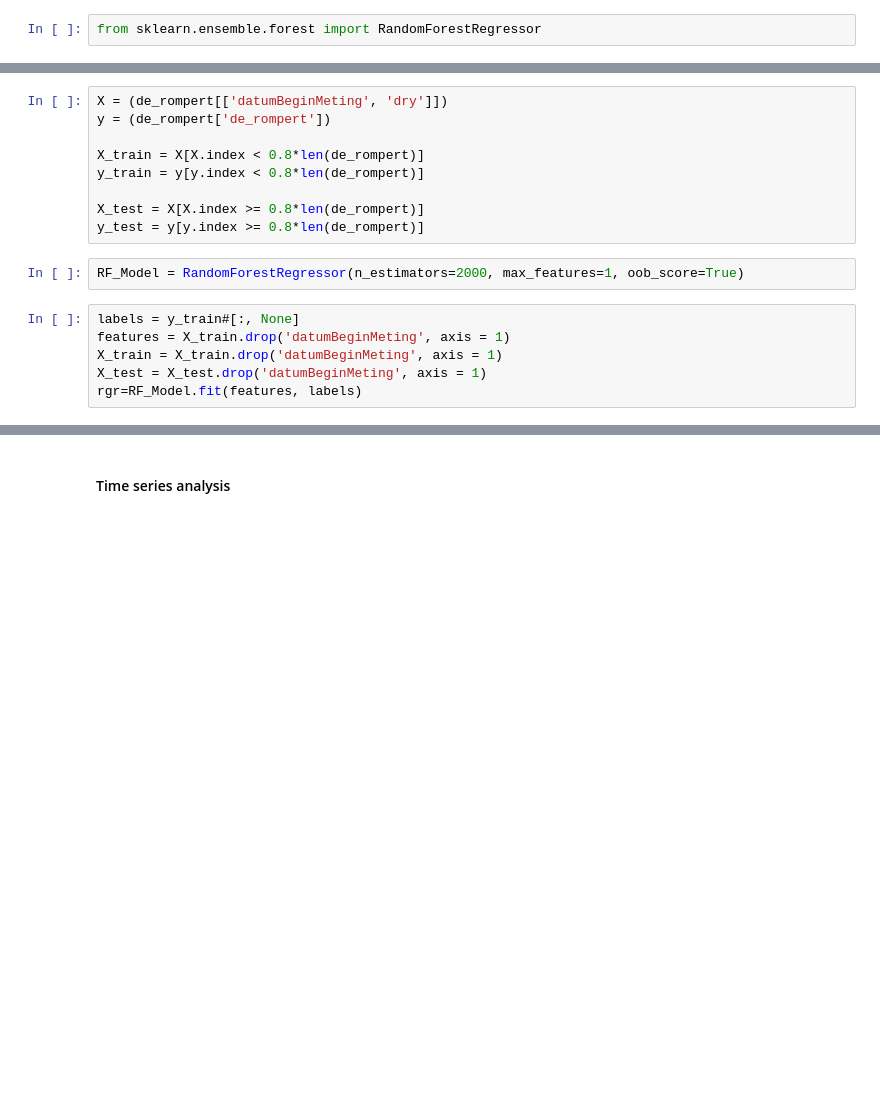
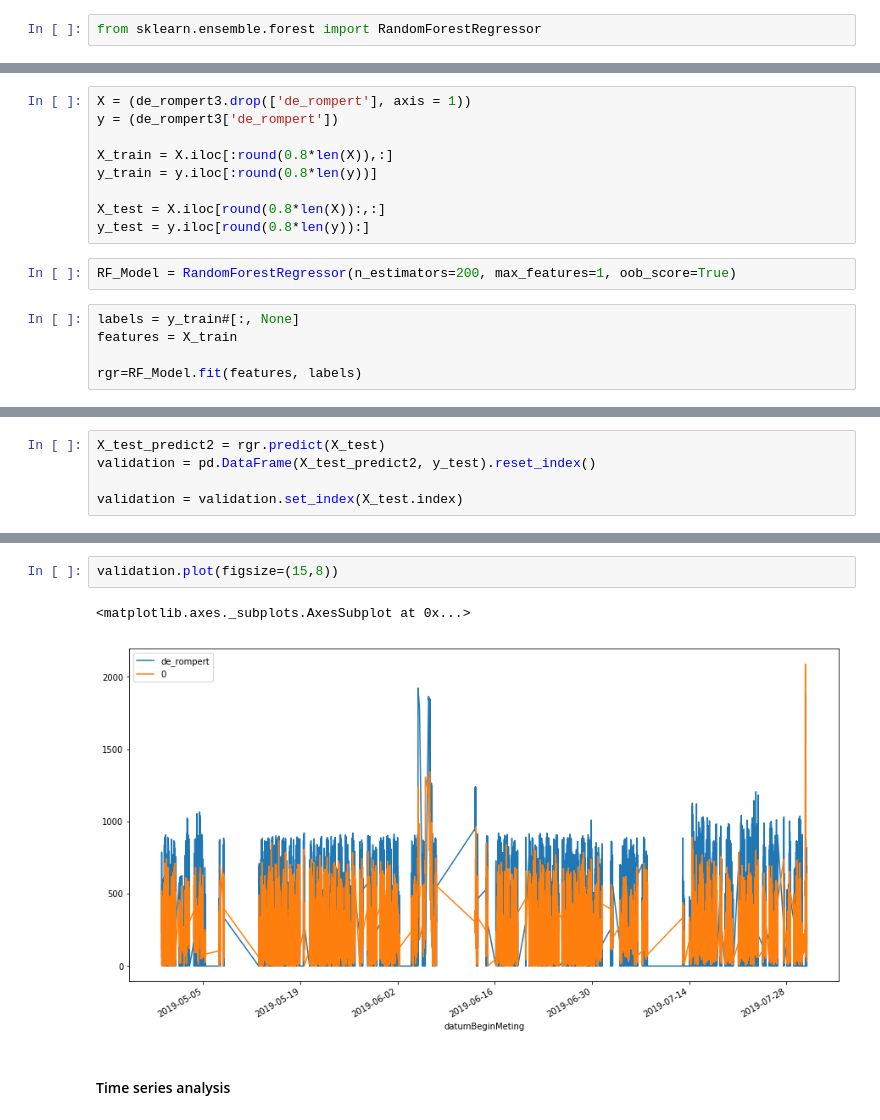
Before and after one commit to Trezorro/waterschap-datachallenge, a Jupyter notebook: Flow analysis 24-09.ipynb, the cells around one changed output, grey strips where cells are left out. Cells and saved outputs as stored; diff of their text form; blank space fills up the shorter version.

```diff
--- a/Flow analysis 24-09.ipynb
+++ b/Flow analysis 24-09.ipynb
@@ -105,17 +188,16 @@ from sklearn.ensemble.forest import RandomForestRegressor
 # %%
-X = (de_rompert[['datumBeginMeting', 'dry']])
-y = (de_rompert['de_rompert'])
+X = (de_rompert3.drop(['de_rompert'], axis = 1))
+y = (de_rompert3['de_rompert'])
 
-X_train = X[X.index < 0.8*len(de_rompert)]
-y_train = y[y.index < 0.8*len(de_rompert)]
+X_train = X.iloc[:round(0.8*len(X)),:]
+y_train = y.iloc[:round(0.8*len(y))]
 
-X_test = X[X.index >= 0.8*len(de_rompert)]
-y_test = y[y.index >= 0.8*len(de_rompert)]
+X_test = X.iloc[round(0.8*len(X)):,:]
+y_test = y.iloc[round(0.8*len(y)):]
 # %%
-RF_Model = RandomForestRegressor(n_estimators=2000, max_features=1, oob_score=True)
+RF_Model = RandomForestRegressor(n_estimators=200, max_features=1, oob_score=True)
 # %%
 labels = y_train#[:, None]
-features = X_train.drop('datumBeginMeting', axis = 1)
-X_train = X_train.drop('datumBeginMeting', axis = 1)
-X_test = X_test.drop('datumBeginMeting', axis = 1)
+features = X_train
+
 rgr=RF_Model.fit(features, labels)
@@ -158,0 +219,5 @@ X_train
+# %%
+X_test_predict2 = rgr.predict(X_test)
+validation = pd.DataFrame(X_test_predict2, y_test).reset_index()
+
+validation = validation.set_index(X_test.index)
@@ -159,3 +246,8 @@ X_train
+# %%
+validation.plot(figsize=(15,8))
+# %% [output]
+<matplotlib.axes._subplots.AxesSubplot at 0x...>
+[figure, added]
 # %% [markdown]
 #### Time series analysis
 # %%
```
Also changed, not shown: parts of 12 cells of this notebook.
